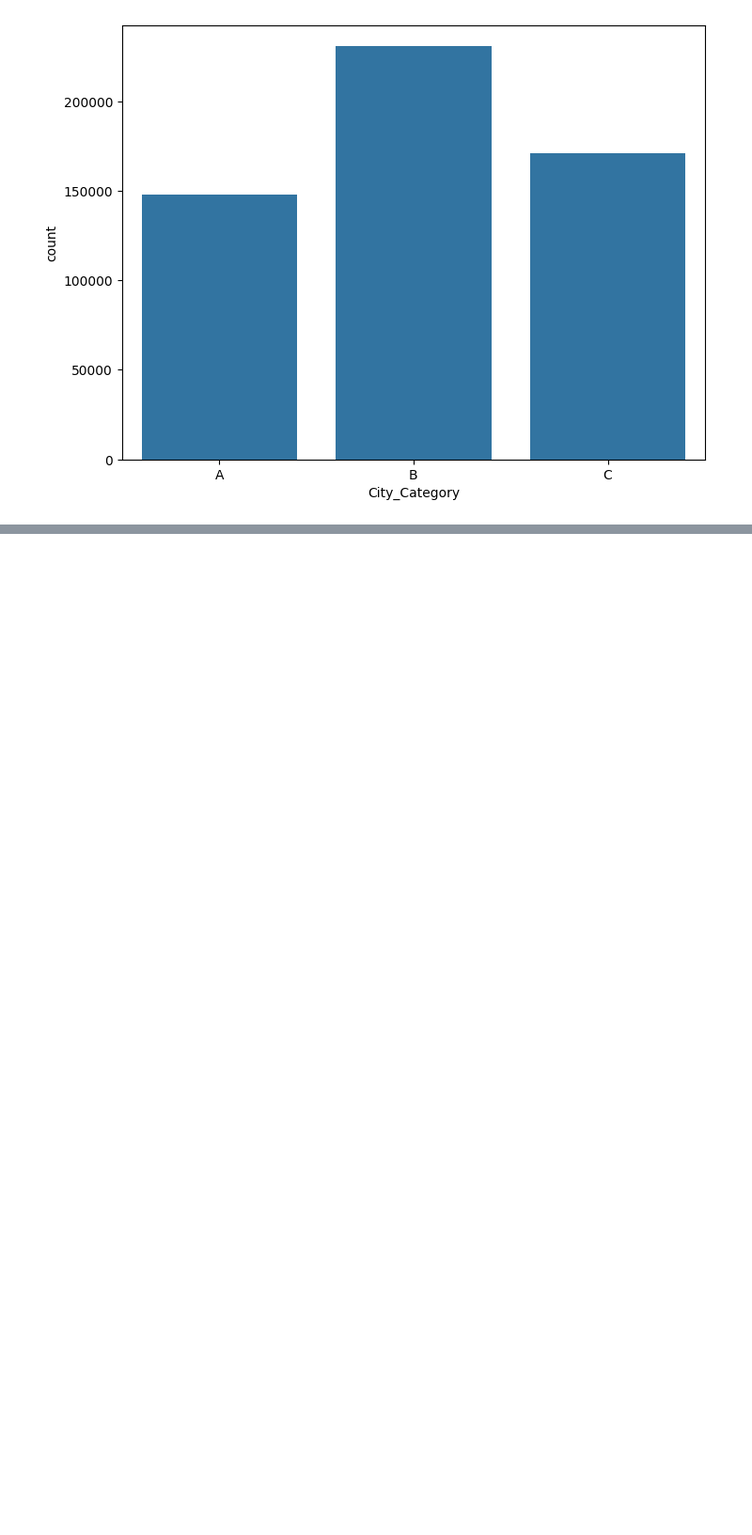
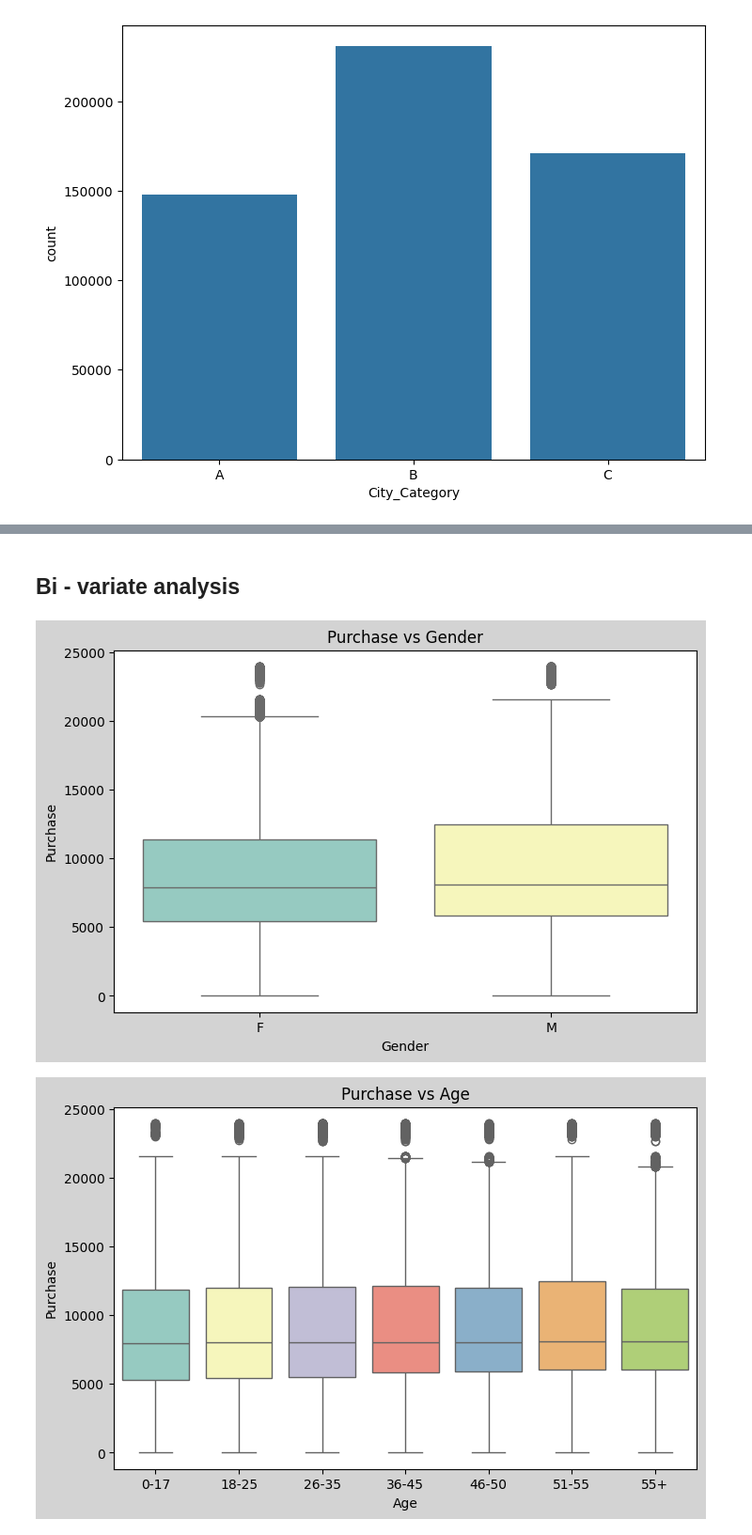
Before and after one commit to AntaraR12/Walmart_CLT, a Jupyter notebook: notebook.ipynb, the cells around one changed output, grey strips where cells are left out. Shown at 94% size. Cells and saved outputs as stored; diff of their text form; code cells hidden in the pictures; blank space fills up the shorter version.

```diff
--- a/notebook.ipynb
+++ b/notebook.ipynb
@@ -214,0 +224,16 @@ ValueError: Could not interpret value `items` for `x`. An entry with this name d
+# %% [markdown]
+## Bi - variate analysis
+# %%
+def bivariate(Data, x_items: list):
+    for ele in x_items:
+
+
+        plt.figure(figsize= (8,5)).set_facecolor("lightgrey")
+        sns.boxplot( data = Data, y = 'Purchase', x = ele, palette= 'Set3')
+        plt.title(f'Purchase vs {ele}')
+        plt.show()
+# %%
+bivariate(df, x_items= ['Gender', 'Age','City_Category','Stay_In_Current_City_Years', 'Marital_Status', 'Occupation', 'Product_Category'])
+# %% [output]
+[figure, added]
+[figure, added]
```
Also changed, not shown: parts of 11 cells of this notebook.
